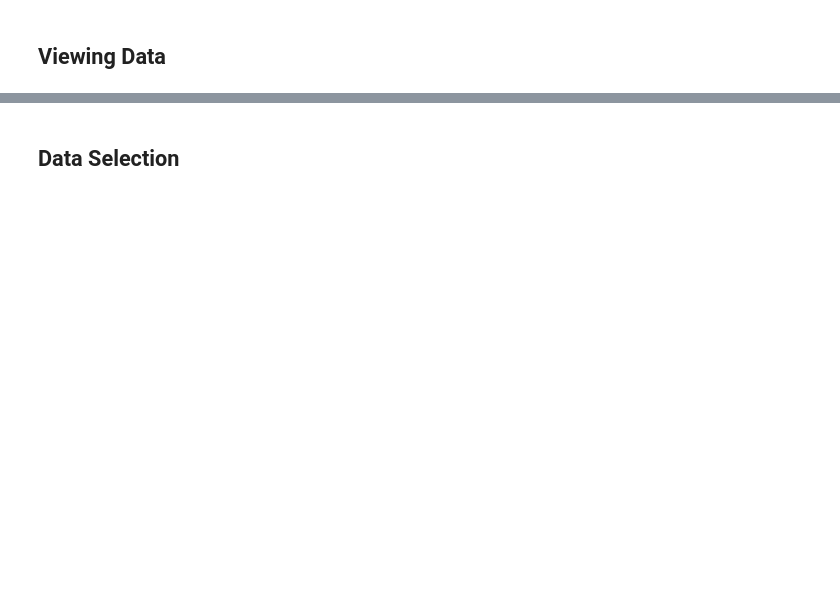
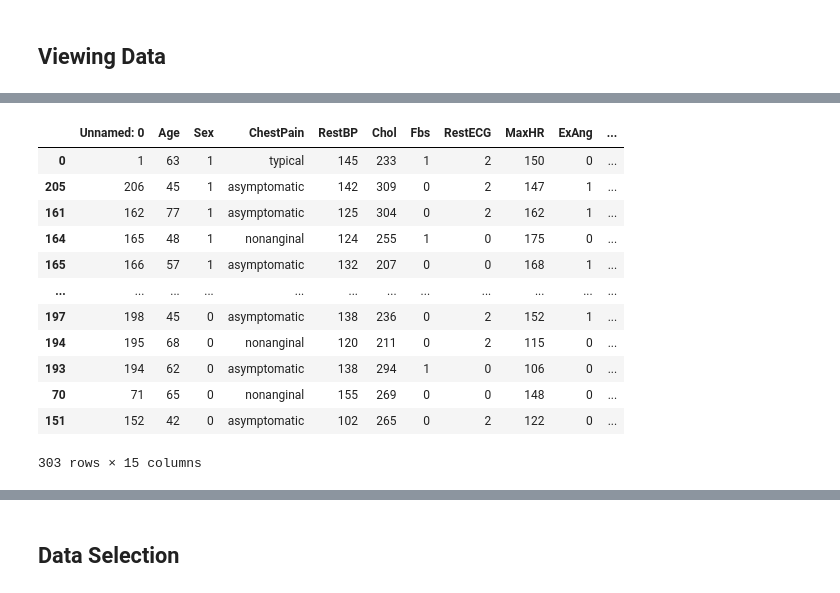
Before and after one commit to ntumitolab/mmsb-bebi-5009-python, a Jupyter notebook: docs/pandas.ipynb, the cells around one changed output, grey strips where cells are left out. Drawn from its saved outputs; the diff is of its cells as text; code cells hidden in the pictures; blank space fills up the shorter version.

```diff
--- a/docs/pandas.ipynb
+++ b/docs/pandas.ipynb
@@ -64,4 +206,18 @@ df.sort_index(axis=1, ascending=False)
 # %%
-df.sort_values(by = 'sex', ascending = False)
+df.sort_values(by = 'Sex', ascending = False)
+# %% [output]
+|  | Unnamed: 0 | Age | Sex | ChestPain | RestBP | Chol | Fbs | RestECG | MaxHR | ExAng | ... |
+| 0 | 1 | 63 | 1 | typical | 145 | 233 | 1 | 2 | 150 | 0 | ... |
+| 205 | 206 | 45 | 1 | asymptomatic | 142 | 309 | 0 | 2 | 147 | 1 | ... |
+| 161 | 162 | 77 | 1 | asymptomatic | 125 | 304 | 0 | 2 | 162 | 1 | ... |
+| 164 | 165 | 48 | 1 | nonanginal | 124 | 255 | 1 | 0 | 175 | 0 | ... |
+| 165 | 166 | 57 | 1 | asymptomatic | 132 | 207 | 0 | 0 | 168 | 1 | ... |
+| ... | ... | ... | ... | ... | ... | ... | ... | ... | ... | ... | ... |
+| 197 | 198 | 45 | 0 | asymptomatic | 138 | 236 | 0 | 2 | 152 | 1 | ... |
+| 194 | 195 | 68 | 0 | nonanginal | 120 | 211 | 0 | 2 | 115 | 0 | ... |
+| 193 | 194 | 62 | 0 | asymptomatic | 138 | 294 | 1 | 0 | 106 | 0 | ... |
+| 70 | 71 | 65 | 0 | nonanginal | 155 | 269 | 0 | 0 | 148 | 0 | ... |
+| 151 | 152 | 42 | 0 | asymptomatic | 102 | 265 | 0 | 2 | 122 | 0 | ... |
+303 rows × 15 columns
 # %%
 df.T
```
Also changed, not shown: parts of 69 cells of this notebook, 11 other files.
